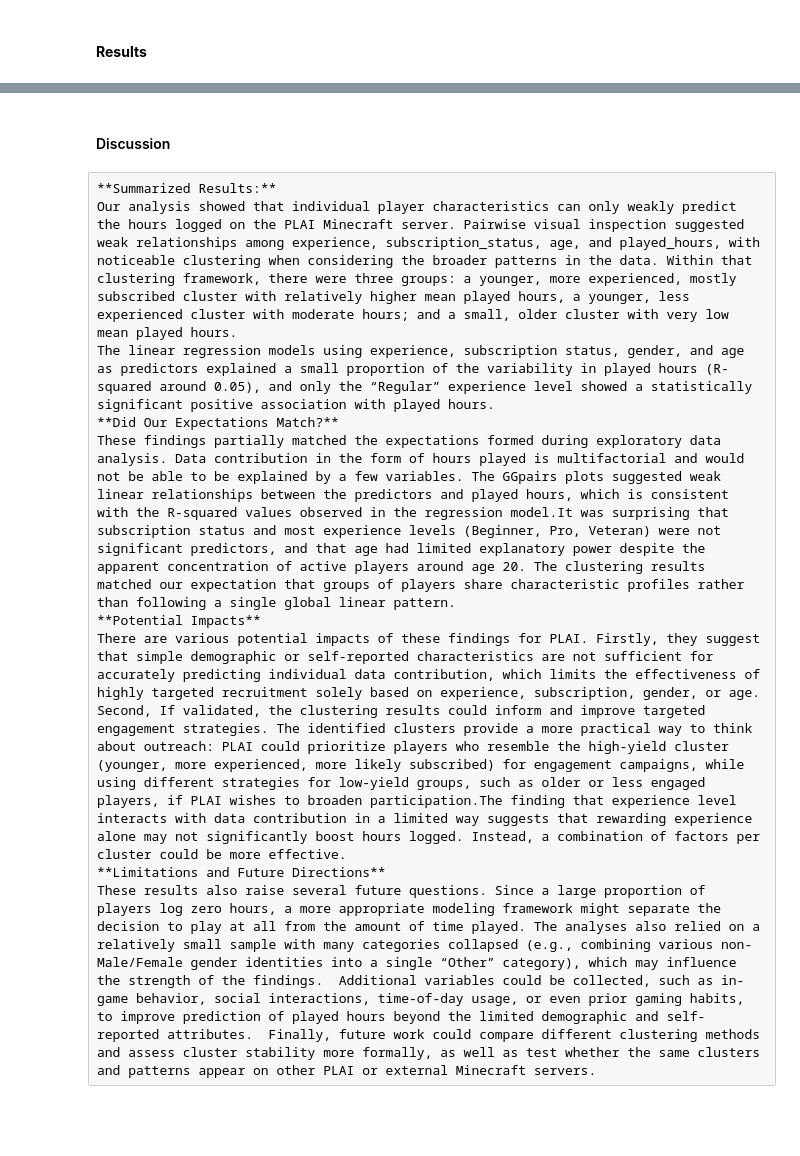
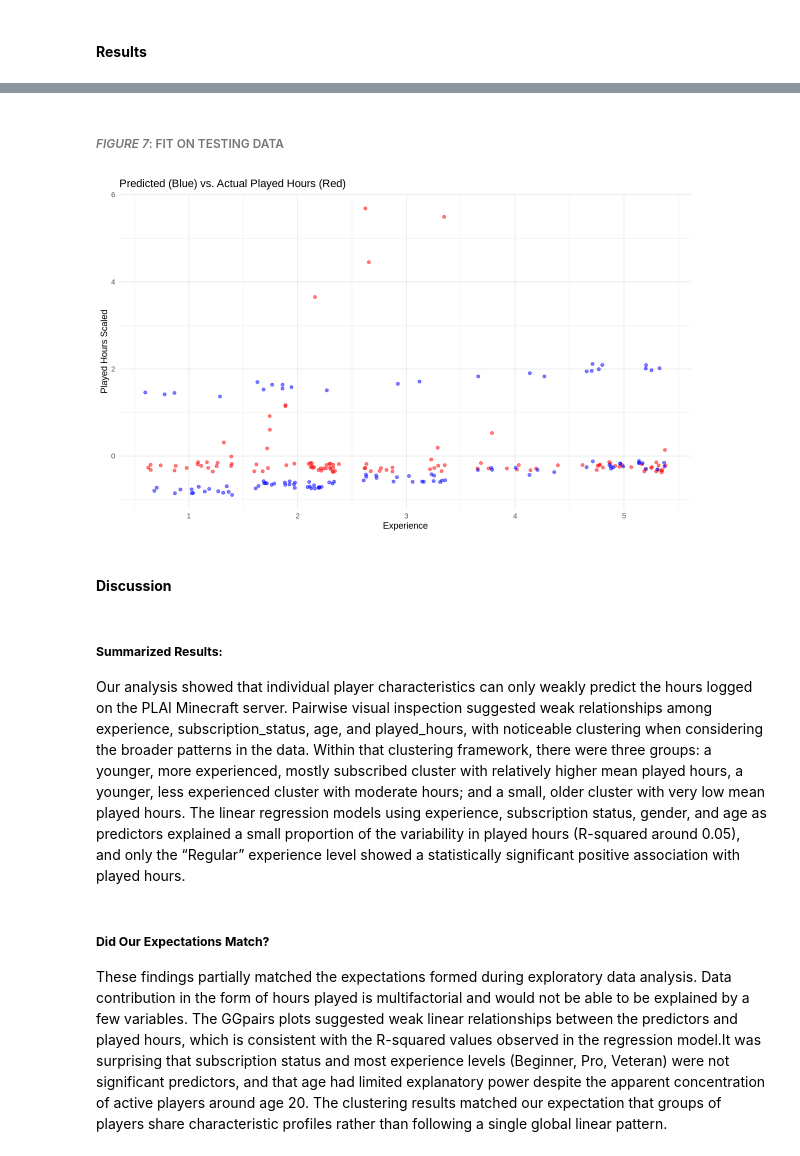
Before and after one commit to vicky-nak/DSCI-Final-Report-24, a Jupyter notebook: Final Report.ipynb, the cells around one changed output, grey strips where cells are left out. Drawn from its saved outputs; the diff is of its cells as text; code cells hidden in the pictures; blank space fills up the shorter version.

Commit message:
formating and other

```diff
--- a/Final Report.ipynb
+++ b/Final Report.ipynb
@@ -230,13 +155,23 @@ Then we use the linear model with the fewest irrelevant predictors we identified
 # %%
-lm_spec <- linear_reg() |> set_engine("lm") |> set_mode("regression")
-lm_recipe <- recipe(played_hours~ experience + subscription_status, new_players_data_training) # predicting all predictor variables
-lm_fit <- workflow() |> add_recipe(lm_recipe) |> add_model(lm_spec) |> fit(new_players_data_training)
+set.seed(20)
+lm_spec <- linear_reg() |>
+    set_engine("lm") |>
+    set_mode("regression")
 
-folds <- vfold_cv(players_data, v = 15)
-cv_results <- fit_resamples(
-  lm_fit,
-  resamples = folds,
-  metrics = metric_set(rmse, mae, rsq),
-  control = control_resamples(save_pred = TRUE)
-)
-collect_metrics(cv_results)
+# setting a recipe with experience and subscription as the predictor variables
+lm_recipe <- recipe(played_hours ~ experience + subscription_status, players_data_training)
+lm_fit <- workflow() |>
+    add_recipe(lm_recipe) |>
+    add_model(lm_spec) |>
+    fit(players_data_training)
+
+# cross validation to make sure our fit is optimal, then collect the metrics on our training data
+folds <- vfold_cv(players_data_training, v = 15)
+cv_results <- lm_fit |>
+    fit_resamples(resamples = folds,
+                  metrics = metric_set(rmse, mae, rsq),
+                  control = control_resamples(save_pred = TRUE)) |>
+    collect_metrics()
+
+# Collecting coefficients and test statistics
+coeffs <- lm_fit |> extract_fit_parsnip() |> tidy()
@@ -296,12 +216,24 @@ note: all figures should have a figure number and a legend_
+# %% [markdown]
+###### _FIGURE 7_: FIT ON TESTING DATA
+# %%
+options(repr.plot.height = 6, repr.plot.width = 10)
+preds <- lm_fit |> predict(all_player_data) |> bind_cols(all_player_data) |> mutate(.pred = scale(-.pred), played_hours = scale(played_hours))
+
+ggplot(preds, aes(x = experience)) +
+    geom_point(aes(y = played_hours), position = position_jitter(height = 0.1), alpha = 0.5, color = "red")  +
+    geom_point(aes(y = .pred), position = position_jitter(height = 0.1), alpha = 0.5, color = "blue") +
+    labs(x = "Experience", y = "Played Hours Scaled", title = "Predicted (Blue) vs. Actual Played Hours (Red)") +
+                scale_color_brewer(palette = "Dark2") +
+                theme(text = element_text(size = 15)) +
+    theme_minimal()
+# %% [output]
+[figure, added]
 # %% [markdown]
-#### Discussion <a name="discussion"></a>
+#### **Discussion** <a name="discussion"></a>
-# %% [raw]
-**Summarized Results:**
-Our analysis showed that individual player characteristics can only weakly predict the hours logged on the PLAI Minecraft server. Pairwise visual inspection suggested weak relationships among experience, subscription_status, age, and played_hours, with noticeable clustering when considering the broader patterns in the data. Within that clustering framework, there were three groups: a younger, more experienced, mostly subscribed cluster with relatively higher mean played hours, a younger, less experienced cluster with moderate hours; and a small, older cluster with very low mean played hours.
-The linear regression models using experience, subscription status, gender, and age as predictors explained a small proportion of the variability in played hours (R-squared around 0.05), and only the “Regular” experience level showed a statistically significant positive association with played hours.
-**Did Our Expectations Match?**
-These findings partially matched the expectations formed during exploratory data analysis. Data contribution in the form of hours played is multifactorial and would not be able to be explained by a few variables. The GGpairs plots suggested weak linear relationships between the predictors and played hours, which is consistent with the R-squared values observed in the regression model.It was surprising that subscription status and most experience levels (Beginner, Pro, Veteran) were not significant predictors, and that age had limited explanatory power despite the apparent concentration of active players around age 20. The clustering results matched our expectation that groups of players share characteristic profiles rather than following a single global linear pattern.
-**Potential Impacts**
-There are various potential impacts of these findings for PLAI. Firstly, they suggest that simple demographic or self-reported characteristics are not sufficient for accurately predicting individual data contribution, which limits the effectiveness of highly targeted recruitment solely based on experience, subscription, gender, or age. Second, If validated, the clustering results could inform and improve targeted engagement strategies. The identified clusters provide a more practical way to think about outreach: PLAI could prioritize players who resemble the high-yield cluster (younger, more experienced, more likely subscribed) for engagement campaigns, while using different strategies for low-yield groups, such as older or less engaged players, if PLAI wishes to broaden participation.The finding that experience level interacts with data contribution in a limited way suggests that rewarding experience alone may not significantly boost hours logged. Instead, a combination of factors per cluster could be more effective.
-**Limitations and Future Directions**
-These results also raise several future questions. Since a large proportion of players log zero hours, a more appropriate modeling framework might separate the decision to play at all from the amount of time played. The analyses also relied on a relatively small sample with many categories collapsed (e.g., combining various non-Male/Female gender identities into a single “Other” category), which may influence the strength of the findings.  Additional variables could be collected, such as in-game behavior, social interactions, time-of-day usage, or even prior gaming habits, to improve prediction of played hours beyond the limited demographic and self-reported attributes.  Finally, future work could compare different clustering methods and assess cluster stability more formally, as well as test whether the same clusters and patterns appear on other PLAI or external Minecraft servers.
+# %% [markdown]
+##### **Summarized Results:**
+Our analysis showed that individual player characteristics can only weakly predict the hours logged on the PLAI Minecraft server. Pairwise visual inspection suggested weak relationships among experience, subscription_status, age, and played_hours, with noticeable clustering when considering the broader patterns in the data. Within that clustering framework, there were three groups: a younger, more experienced, mostly subscribed cluster with relatively higher mean played hours, a younger, less experienced cluster with moderate hours; and a small, older cluster with very low mean played hours.
+The linear regression models using experience, subscription status, gender, and age as predictors explained a small proportion of the variability in played hours (R-squared around 0.05), and only the “Regular” experience level showed a statistically significant positive association with played hours.
+# %% [markdown]
+##### **Did Our Expectations Match?**
+These findings partially matched the expectations formed during exploratory data analysis. Data contribution in the form of hours played is multifactorial and would not be able to be explained by a few variables. The GGpairs plots suggested weak linear relationships between the predictors and played hours, which is consistent with the R-squared values observed in the regression model.It was surprising that subscription status and most experience levels (Beginner, Pro, Veteran) were not significant predictors, and that age had limited explanatory power despite the apparent concentration of active players around age 20. The clustering results matched our expectation that groups of players share characteristic profiles rather than following a single global linear pattern.
```
Also changed, not shown: parts of 50 cells of this notebook.
